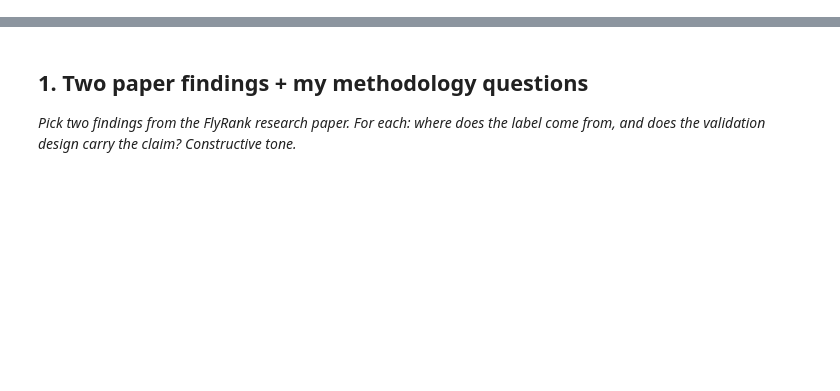
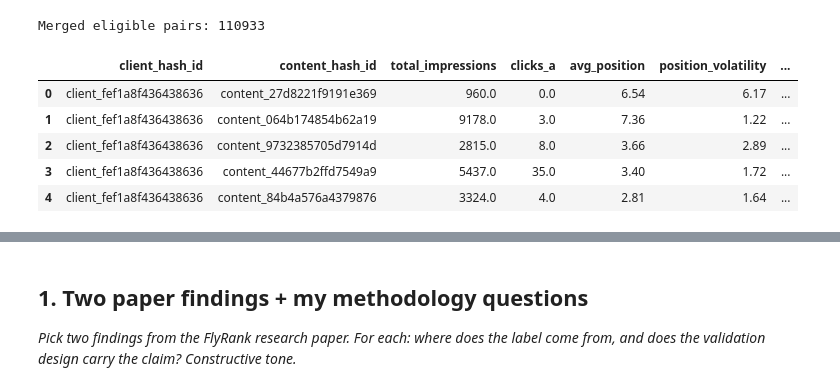
Before and after one commit to Mohidraheel/Machine-Learning-Practice, a Jupyter notebook: work/notebooks/w06_validation_audit.ipynb, the cells around one changed output, grey strips where cells are left out. Cells and saved outputs as stored; diff of their text form; code cells hidden in the pictures; blank space fills up the shorter version.

```diff
--- a/work/notebooks/w06_validation_audit.ipynb
+++ b/work/notebooks/w06_validation_audit.ipynb
@@ -8,0 +134,78 @@ This skeleton is yours to fill. Work the sections **in order** — each one has
+# %%
+pre = con.execute(f'''
+    SELECT
+        client_hash_id,
+        content_hash_id,
+        SUM(COALESCE(gsc_clicks, 0)) AS clicks_pre
+    FROM warehouse
+    WHERE month IN {PRE_MONTHS}
+      AND gsc_data_available IS TRUE
+    GROUP BY
+        client_hash_id,
+        content_hash_id
+''').df()
+
+feat_a = con.execute(f'''
+    SELECT
+        client_hash_id,
+        content_hash_id,
+        SUM(COALESCE(gsc_impressions, 0)) AS total_impressions,
+        SUM(COALESCE(gsc_clicks, 0)) AS clicks_a,
+        ROUND(AVG(gsc_avg_position), 2) AS avg_position,
+        ROUND(STDDEV(gsc_avg_position), 2) AS position_volatility,
+        ROUND(
+            SUM(COALESCE(gsc_clicks, 0)) * 1.0
+            / NULLIF(SUM(COALESCE(gsc_impressions, 0)), 0),
+            4
+        ) AS ctr,
+        COUNT(
+            DISTINCT CASE
+                WHEN gsc_data_available IS TRUE
+                THEN report_date
+            END
+        ) AS active_gsc_days
+    FROM warehouse
+    WHERE month IN {A_MONTHS}
+      AND gsc_data_available IS TRUE
+    GROUP BY
+        client_hash_id,
+        content_hash_id
+''').df()
+
+label_b = con.execute(f'''
+    SELECT
+        client_hash_id,
+        content_hash_id,
+        SUM(COALESCE(gsc_clicks, 0)) AS clicks_b
+    FROM warehouse
+    WHERE month IN {B_MONTHS}
+      AND gsc_data_available IS TRUE
+    GROUP BY
+        client_hash_id,
+        content_hash_id
+''').df()
+
+df = feat_a.merge(
+    label_b,
+    on=["client_hash_id", "content_hash_id"],
+    how="inner",
+)
+
+df = df.merge(
+    pre,
+    on=["client_hash_id", "content_hash_id"],
+    how="left",
+)
+
+df = df[df["total_impressions"] > 0].copy()
+
+print("Merged eligible pairs:", len(df))
+display(df.head())
+# %% [output]
+Merged eligible pairs: 110933
+|  | client_hash_id | content_hash_id | total_impressions | clicks_a | avg_position | position_volatility | ... |
+| 0 | client_fef1a8f436438636 | content_27d8221f9191e369 | 960.0 | 0.0 | 6.54 | 6.17 | ... |
+| 1 | client_fef1a8f436438636 | content_064b174854b62a19 | 9178.0 | 3.0 | 7.36 | 1.22 | ... |
+| 2 | client_fef1a8f436438636 | content_9732385705d7914d | 2815.0 | 8.0 | 3.66 | 2.89 | ... |
+| 3 | client_fef1a8f436438636 | content_44677b2ffd7549a9 | 5437.0 | 35.0 | 3.40 | 1.72 | ... |
+| 4 | client_fef1a8f436438636 | content_84b4a576a4379876 | 3324.0 | 4.0 | 2.81 | 1.64 | ... |
```
Also changed, not shown: parts of 24 cells of this notebook.
